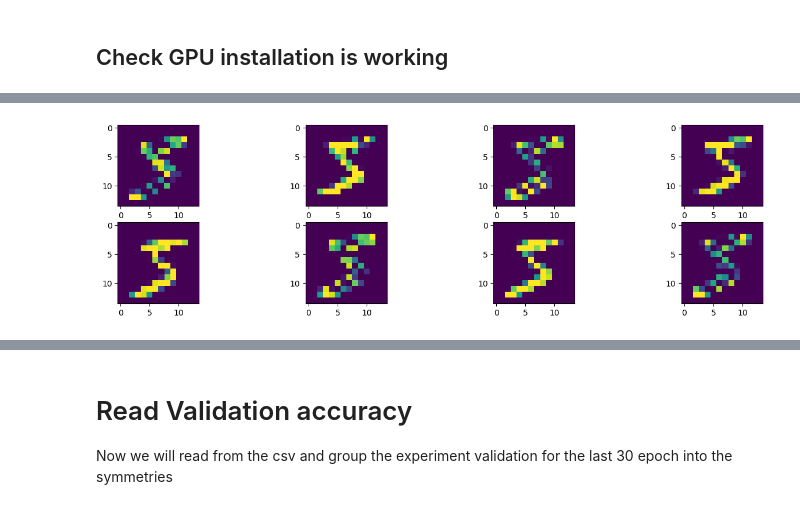
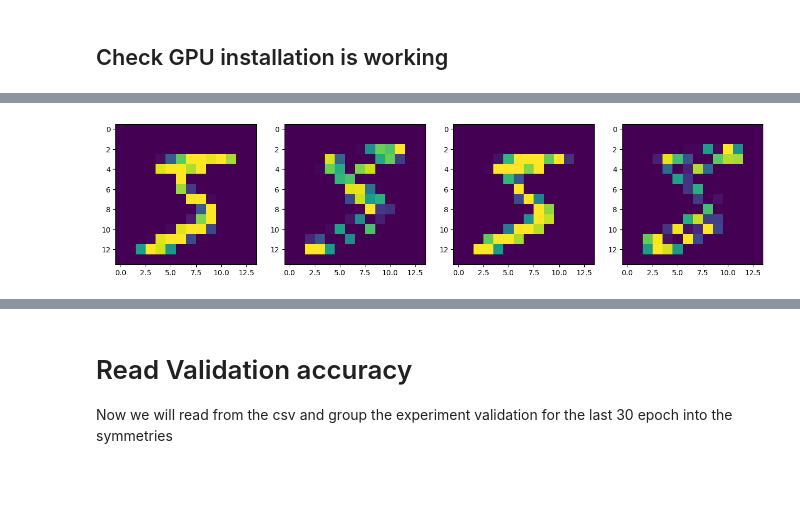
Before and after one commit to TheOpenSI/QML-QPF, a Jupyter notebook: Other_Grayscale_datastes_results/Mnist/Notebooks/mnist.ipynb, the cells around one changed output, grey strips where cells are left out. Saved outputs shown, nothing was run; the diff lists cells and outputs as text; code cells hidden in the pictures; blank space fills up the shorter version.

```diff
--- a/Other_Grayscale_datastes_results/Mnist/Notebooks/mnist.ipynb
+++ b/Other_Grayscale_datastes_results/Mnist/Notebooks/mnist.ipynb
@@ -255,28 +405,28 @@ def model(variant, tr_layer):
 # %%
 from matplotlib import pyplot as plt
 
 # print(test_layer.open([0,1,3,2]).shape)
 
 # post = test_layer.open([0,1,3,2])
 
 # _min, _max = np.amin(post), np.amax(post)
 # fig, axes = plt.subplots(1, 4, figsize=(16, 4))
 
 # # Plot all output channels for quantum cnot
 # for c in range(4):
 #     axes[c].imshow(post[0,:,:,c],vmin = _min, vmax = _max)
 
-post = train_layer.open([1,2,3,0])
+post = train_layer.open([0,3,2,1])
 post1 = train_layer.open([2,3,0,1])
 
 
 _min, _max = np.amin(post), np.amax(post)
 _min1, _max1 = np.amin(post1), np.amax(post1)
-fig, axes = plt.subplots(2, 4, figsize=(16, 4))
+fig, axes = plt.subplots(1, 4, figsize=(16, 4))
 
 # Plot all output channels for quantum cnot
 for c in range(4):
-    axes[0,c].imshow(post[0,:,:,c],vmin = _min, vmax = _max)
-    axes[1,c].imshow(post1[0,:,:,c],vmin = _min1, vmax = _max1)
+    axes[c].imshow(post[0,:,:,c],vmin = _min, vmax = _max)
+    # axes[1,c].imshow(post1[0,:,:,c],vmin = _min1, vmax = _max1)
 # %% [output]
-[figure, old version]
+[figure, new version]
```
Also changed, not shown: parts of 40 cells of this notebook, 12 other files.
